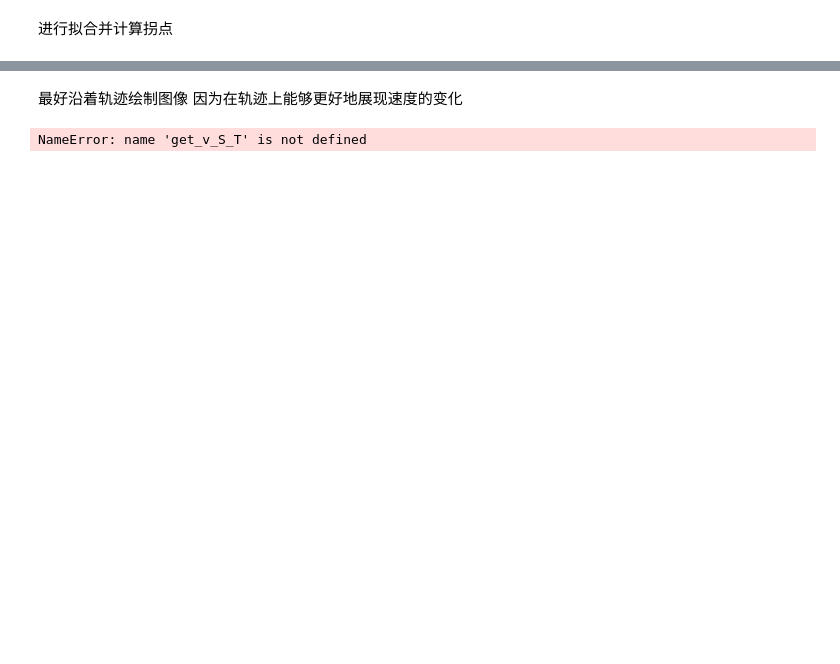
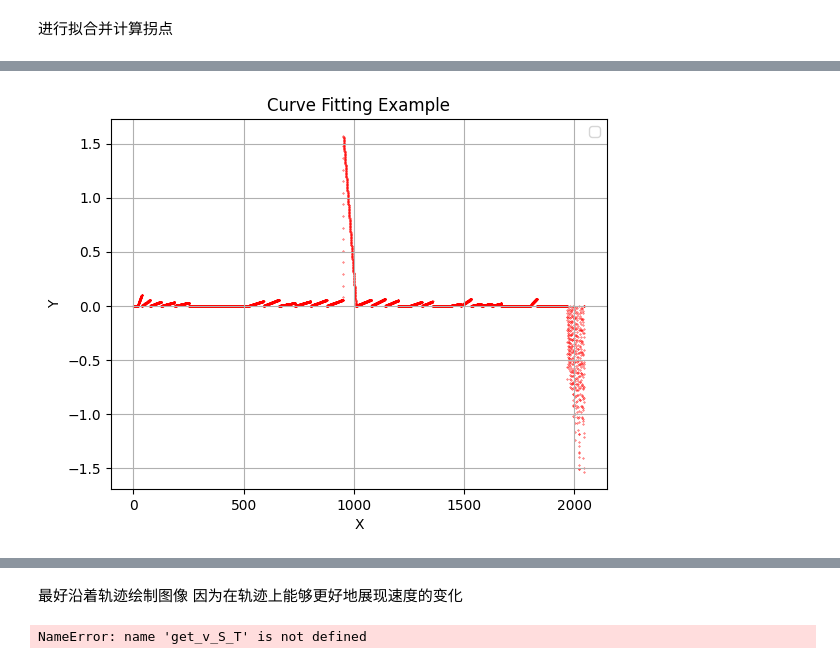
Before and after one commit to Smaug175/Fizz_GUI, a Jupyter notebook: pandas改写/处理轨迹.ipynb, the cells around one changed output, grey strips where cells are left out. Drawn from its saved outputs; the diff is of its cells as text; code cells hidden in the pictures; blank space fills up the shorter version.

```diff
--- a/pandas改写/处理轨迹.ipynb
+++ b/pandas改写/处理轨迹.ipynb
@@ -162,0 +266,81 @@ for i in range(len(Track)):
+# %%
+import matplotlib.pyplot as plt
+import numpy as np
+from scipy.optimize import curve_fit
+from scipy.interpolate import interp1d
+
+colors=['red','blue','green','yellow','pink','purple','orange','gray','brown',
+        'red','blue','green','yellow','pink','purple','orange','gray','brown',]
+
+def polynomial_func(x, *coefficients):
+    n = int(len(coefficients)/2)
+    result = np.zeros_like(x)
+    for i in range(n):
+        result += coefficients[i] * np.power(x,i)+coefficients[i+n]
+    return result
+
+def linear_interpolation(x_known, y_known, x_interp):
+    """
+    线性插值函数
+
+    参数：
+    x_known: 已知数据点的 x 坐标，数组或列表
+    y_known: 已知数据点的 y 坐标，数组或列表
+    x_interp: 需要进行插值的 x 坐标，单个值、数组或列表
+
+    返回值：
+    y_interp: 插值结果，与 x_interp 对应的 y 值，与 x_interp 的形状相同
+    """
+    f = interp1d(x_known, y_known, kind='linear')
+    y_interp = f(x_interp)
+    return y_interp
+
+for i in range(len(Track)):
+    #print(track[i])
+    '''S=[]
+    T=[]'''
+    Y=np.array(Track[i].alpha.values.tolist())
+    X=np.array(Track[i].s.values.tolist())
+    #print(V)
+    '''for i in range(len(s)):
+        S.append(s[i])
+        T.append(t[i])'''
+
+    x_interp=np.linspace(min(X), max(X), 10000)
+
+    y_interp = linear_interpolation(X, Y, x_interp)
+
+
+    # 使用 zip() 函数将两个列表配对并排序
+    sorted_pairs = sorted(zip(x_interp, y_interp))
+
+    # 解压排序后的配对，重新组合成两个列表
+    X,Y = zip(*sorted_pairs)
+
+    # 计算曲率
+    dS = np.gradient(Y)
+    dT = np.gradient(X)
+    d2S = np.gradient(dS)
+    d2T = np.gradient(dT)
+    curvature = np.abs(dS * d2T - dT * d2S) / np.power(dS**2 + dT**2, 1.5)
+
+    # 设置曲率阈值，判断转折点
+    threshold = 0.5
+    turning_points = np.array(np.where(curvature > threshold)[0])
+
+    # 使用最小二乘法进行拟合
+    initial_guess = np.zeros(8+8)  # 初始猜测参数
+    popt, pcov = curve_fit(polynomial_func, np.array(X), np.array(Y), p0=initial_guess)
+
+    # 绘制原始数据和拟合曲线
+
+    plt.scatter(X, Y, color=colors[0],s=0.1)
+    #plt.plot(X, polynomial_func(X, *popt), color=colors[1], label='Fitted Curve')
+    #plt.scatter(np.array(X)[turning_points], np.array(Y)[turning_points], color='green', label='Turning Points')
+    plt.xlabel('X')
+    plt.ylabel('Y')
+    plt.title('Curve Fitting Example')
+    plt.legend()
+    plt.grid(True)
+    plt.show()
+# %% [output]
@@ -162,0 +348 @@ for i in range(len(Track)):
+[figure, added]
```
Also changed, not shown: parts of 18 cells of this notebook, 9 other files.
